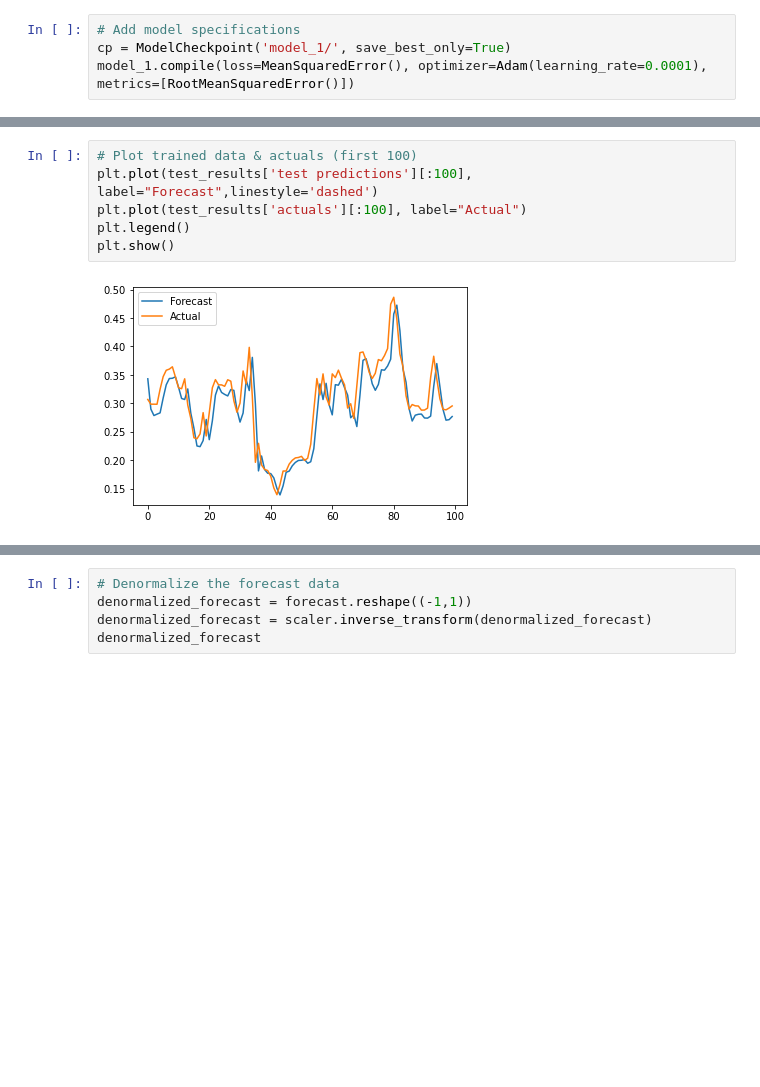
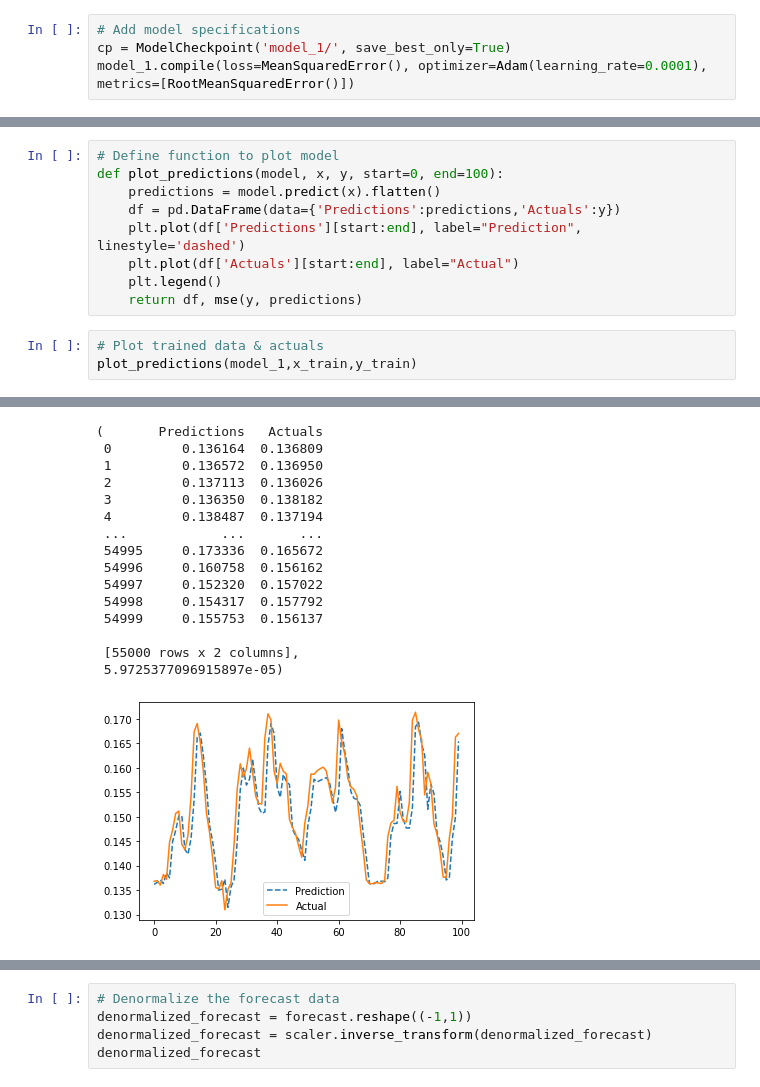
Before and after one commit to tomrigt/PPAnalytics, a Jupyter notebook: ML_epex.ipynb, the cells around one changed output, grey strips where cells are left out. Drawn from its saved outputs; the diff is of its cells as text; blank space fills up the shorter version.

```diff
--- a/ML_epex.ipynb
+++ b/ML_epex.ipynb
@@ -215,8 +195,13 @@ plt.show()
-# %%
-# Plot trained data & actuals (first 100)
-plt.plot(test_results['test predictions'][:100], label="Forecast",linestyle='dashed')
-plt.plot(test_results['actuals'][:100], label="Actual")
-plt.legend()
-plt.show()
-# %% [output]
-[figure, removed]
+# %%
+# Define function to plot model
+def plot_predictions(model, x, y, start=0, end=100):
+    predictions = model.predict(x).flatten()
+    df = pd.DataFrame(data={'Predictions':predictions,'Actuals':y})
+    plt.plot(df['Predictions'][start:end], label="Prediction", linestyle='dashed')
+    plt.plot(df['Actuals'][start:end], label="Actual")
+    plt.legend()
+    return df, mse(y, predictions)
+# %%
+# Plot trained data & actuals
+plot_predictions(model_1,x_train,y_train)
+# %% [output]
@@ -222,0 +209,16 @@ plt.show()
+(       Predictions   Actuals
+ 0         0.136164  0.136809
+ 1         0.136572  0.136950
+ 2         0.137113  0.136026
+ 3         0.136350  0.138182
+ 4         0.138487  0.137194
+ ...            ...       ...
+ 54995     0.173336  0.165672
+ 54996     0.160758  0.156162
+ 54997     0.152320  0.157022
+ 54998     0.154317  0.157792
+ 54999     0.155753  0.156137
+
+ [55000 rows x 2 columns],
+ 5.9725377096915897e-05)
+[figure, added]
```
Also changed, not shown: parts of 7 cells of this notebook.
